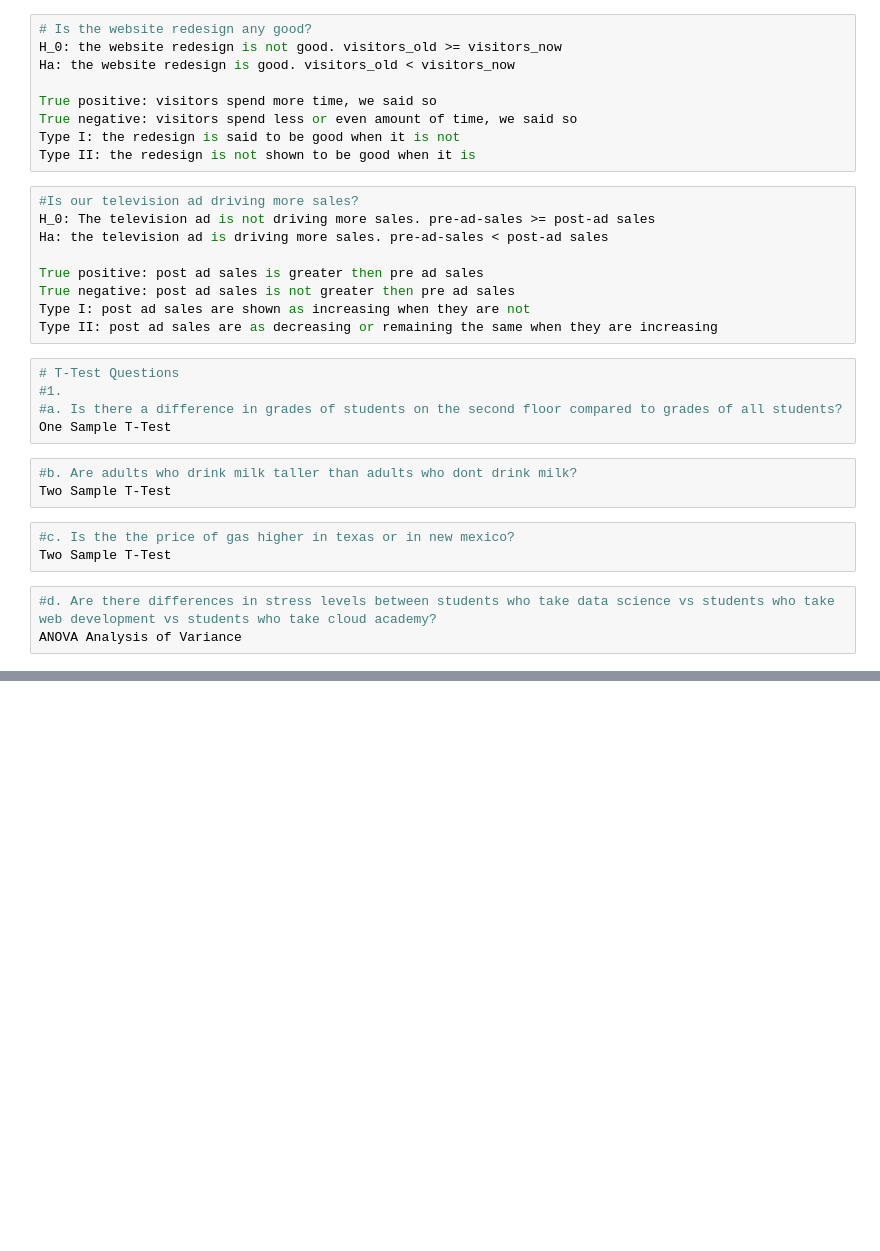
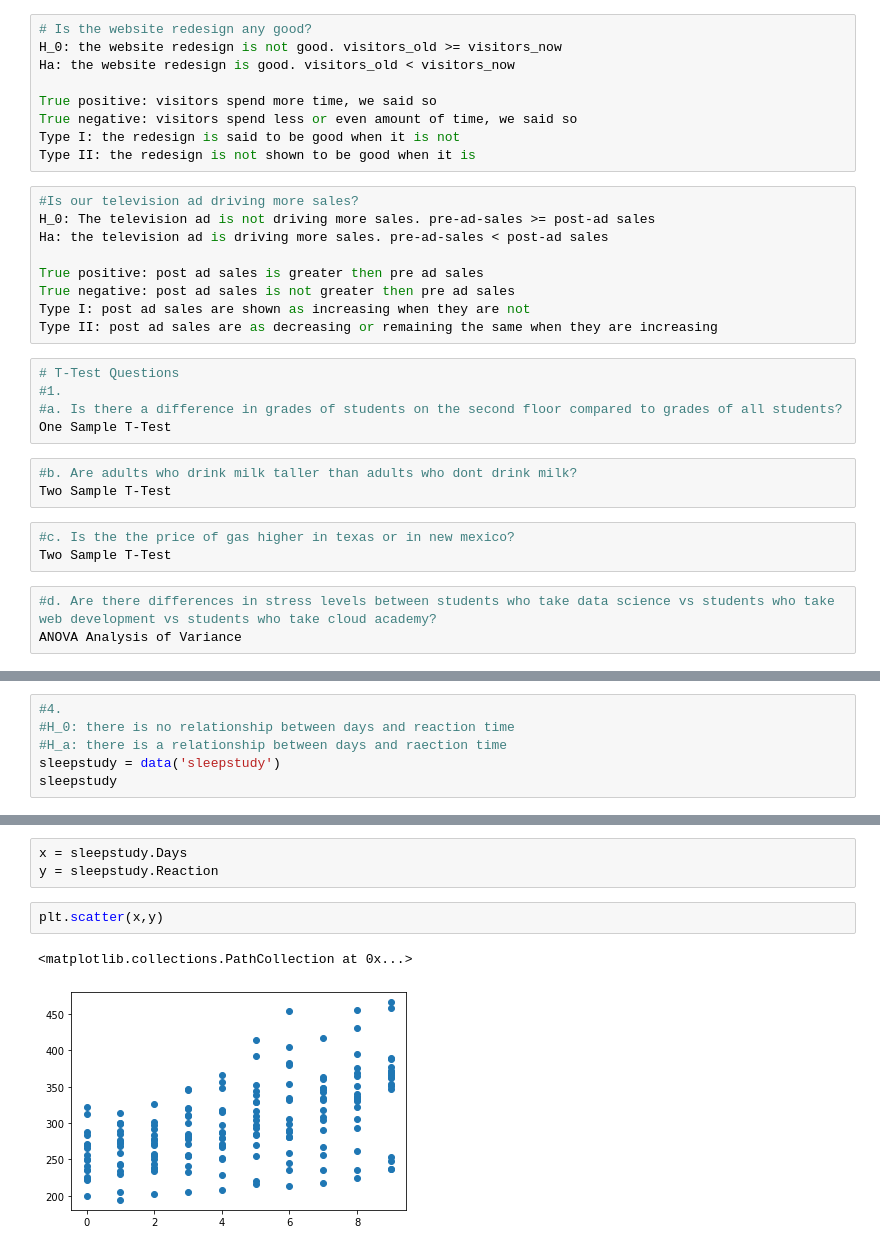
Before and after one commit to BurtonBarnes/statistics-exercises, a Jupyter notebook: hypothesis_testing.ipynb, the cells around one changed output, grey strips where cells are left out. Cells and saved outputs as stored; diff of their text form; blank space fills up the shorter version.

```diff
--- a/hypothesis_testing.ipynb
+++ b/hypothesis_testing.ipynb
@@ -44,0 +217,6 @@ ANOVA Analysis of Variance
+# %%
+#4.
+#H_0: there is no relationship between days and reaction time
+#H_a: there is a relationship between days and raection time
+sleepstudy = data('sleepstudy')
+sleepstudy
@@ -44,0 +237,8 @@ ANOVA Analysis of Variance
+# %%
+x = sleepstudy.Days
+y = sleepstudy.Reaction
+# %%
+plt.scatter(x,y)
+# %% [output]
+<matplotlib.collections.PathCollection at 0x...>
+[figure, added]
```
Also changed, not shown: parts of 33 cells of this notebook.
